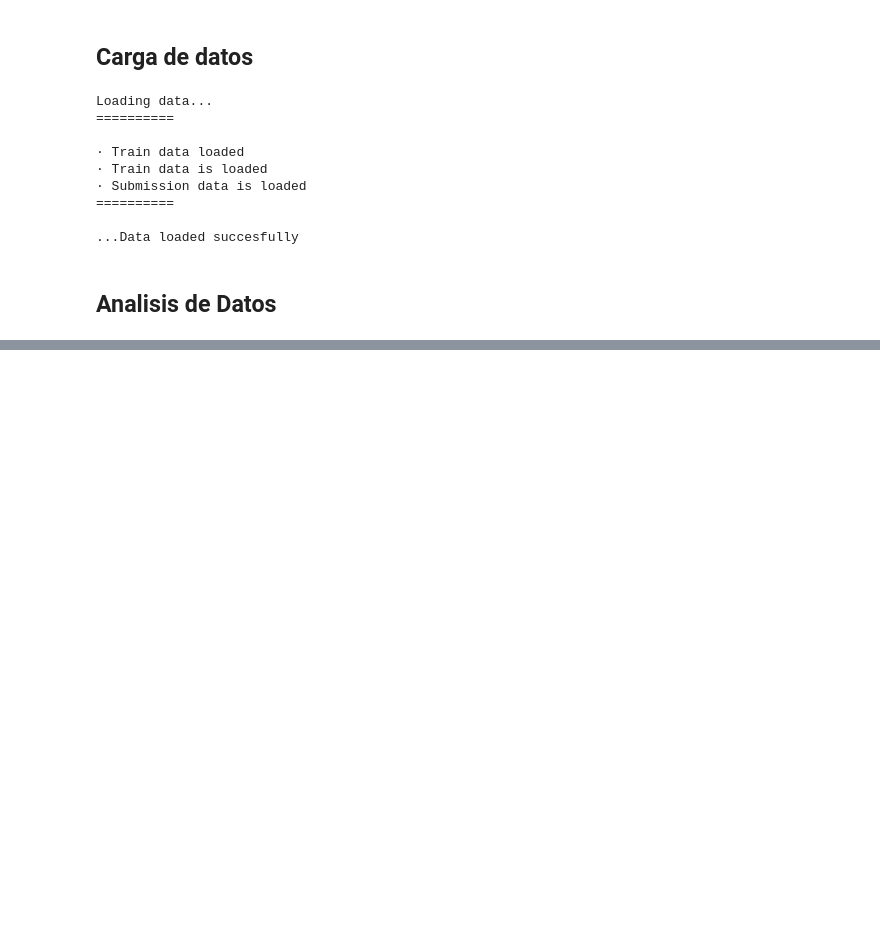
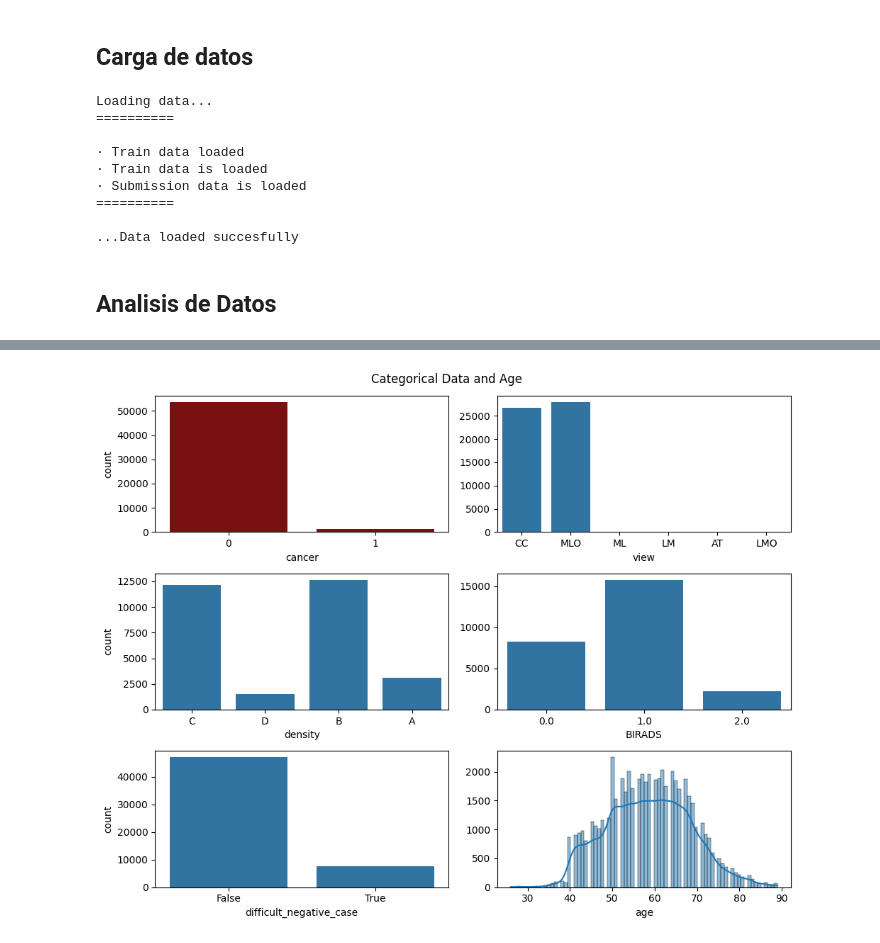
Before and after one commit to Fj-martinez33/RSNA-Breast-Cancer-Detection, a Jupyter notebook: src/explore.ipynb, the cells around one changed output, grey strips where cells are left out. Drawn from its saved outputs; the diff is of its cells as text; code cells hidden in the pictures; blank space fills up the shorter version.

```diff
--- a/src/explore.ipynb
+++ b/src/explore.ipynb
@@ -142,0 +182,21 @@ plt.show()
+# %%
+#Por ultimo generamos el grafico de los campos categoricos y de la edad, que es continuo.
+
+fig, axis = plt.subplots(3,2, figsize=(10,8))
+
+sns.countplot(dataTrain, x=dataTrain["cancer"], ax= axis[0,0], color="darkred")
+sns.countplot(dataTrain, x=dataTrain["view"], ax=axis[0,1])
+axis[0,1].set_ylabel(None)
+sns.countplot(dataTrain, x=dataTrain["density"], ax=axis[1,0])
+sns.countplot(dataTrain, x=dataTrain["BIRADS"], ax=axis[1,1])
+axis[1,1].set_ylabel(None)
+sns.countplot(dataTrain, x=dataTrain["difficult_negative_case"], ax=axis[2,0])
+sns.histplot(dataTrain, x=dataTrain["age"], ax=axis[2,1], kde=True)
+axis[2,1].set_ylabel(None)
+
+plt.suptitle("Categorical Data and Age")
+
+plt.tight_layout()
+plt.show()
+# %% [output]
+[figure, added]
```
Also changed, not shown: parts of 12 cells of this notebook.
